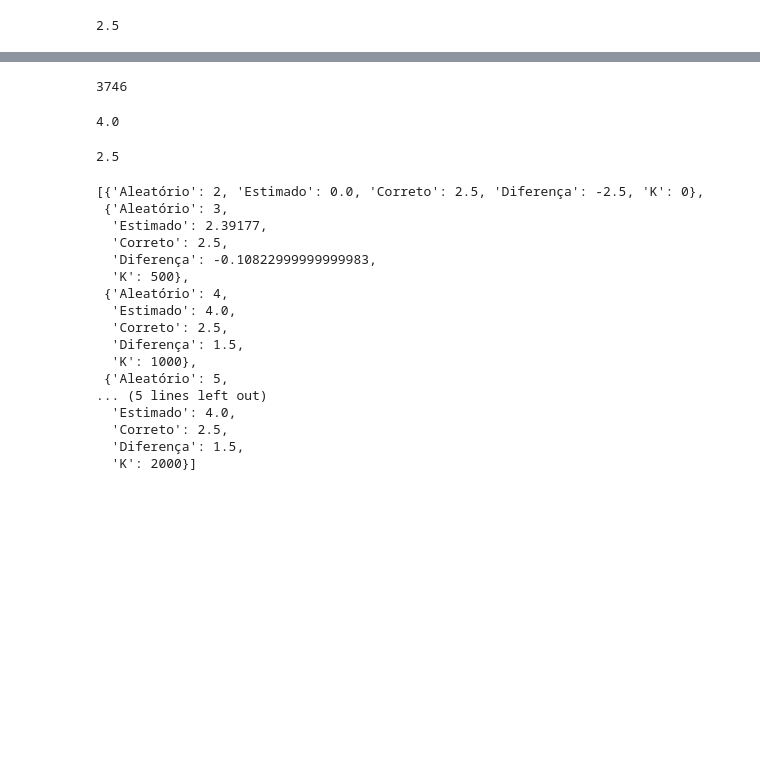
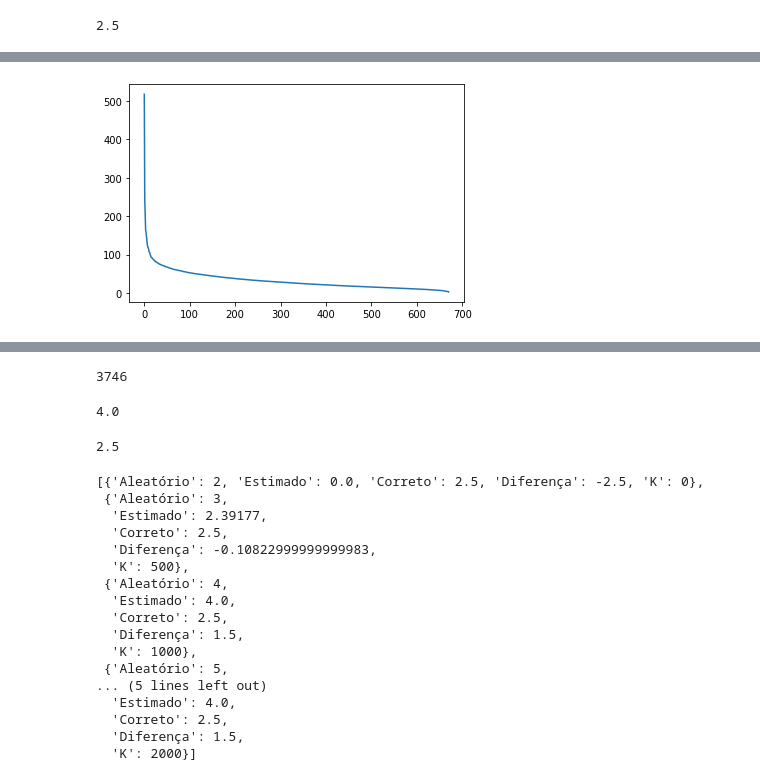
Before and after one commit to alfredjynx/Netflix-Sigma, a Jupyter notebook: netfelix.ipynb, the cells around one changed output, grey strips where cells are left out. Drawn from its saved outputs; the diff is of its cells as text; code cells hidden in the pictures; blank space fills up the shorter version.

```diff
--- a/netfelix.ipynb
+++ b/netfelix.ipynb
@@ -54,3 +54,5 @@ def predict(arr,k):
     Y = u1 @ sigma @ vt1
     Y = np.around(Y,5)
     return Y
+# %%
+u,s,vt = svd(X)
@@ -56,0 +70,6 @@ def predict(arr,k):
+# %%
+plt.figure()
+plt.plot(s)
+plt.show()
+# %% [output]
+[figure, added]
```
Also changed, not shown: parts of 4 cells of this notebook.
